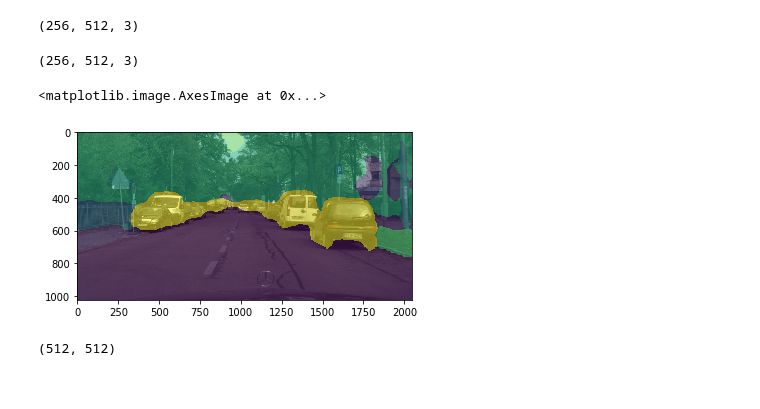
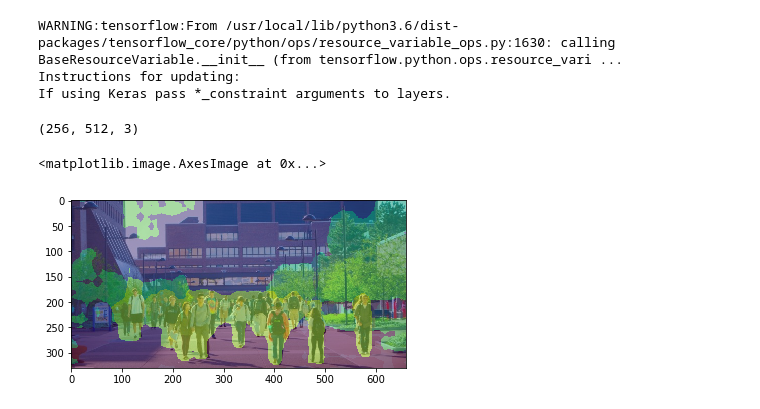
Before and after one commit to nullbringer/deeplab, a Jupyter notebook: project2_ref.ipynb, the cells around one changed output. Saved outputs shown, nothing was run; the diff lists cells and outputs as text; code cells hidden in the pictures.

```diff
--- a/project2_ref.ipynb
+++ b/project2_ref.ipynb
@@ -362,3 +308,22 @@ def preprocess_input(x):
+# %%
+deeplab_model = Deeplabv3()
+# %% [output]
+WARNING:tensorflow:From /usr/local/lib/python3.6/dist-packages/tensorflow_core/python/ops/resource_variable_ops.py:1630: calling BaseResourceVariable.__init__ (from tensorflow.python.ops.resource_vari ...
+Instructions for updating:
+If using Keras pass *_constraint arguments to layers.
+# %%
+deeplab_model.load_weights(drivloc + 'weights/model.h5', by_name=True)
+# deeplab_model.compile(optimizer=SGD(lr=0.05, decay=1e-6, momentum=0.9, nesterov=True),
+                  # loss='categorical_crossentropy')
+# TRAIN_BATCH =5
+# VAL_BATCH = 2
+
+# history = deeplab_model.fit_generator(data_generator('data.h5', TRAIN_BATCH, 'train'),
+#                               steps_per_epoch=100 // TRAIN_BATCH,
+#                               validation_data=data_generator('data.h5', VAL_BATCH, 'val'),
+#                               validation_steps=50 // VAL_BATCH,
+#                               epochs=100,
+#                               verbose=1)
 # %%
 import numpy as np
 from PIL import Image
@@ -371,7 +336,8 @@ from matplotlib import pyplot as plt
 trained_image_width=512
 trained_image_height=256
 mean_subtraction_value=127.5
-image = np.array(Image.open('m1.png'))
+# image = np.array(Image.open(drivloc + 'images/m.png'))
+image = np.array(Image.open(drivloc + 'images/ub.jpg'))
 
 # resize to max dimension of images from training dataset
 w, h, _ = image.shape
@@ -384,11 +350,8 @@ resized_image = (resized_image / mean_subtraction_value) - 1.
 print(resized_image.shape)
 
 # pad array to square image to match training images
-pad_x = int(trained_image_height - resized_image.shape[0])
-pad_y = int(trained_image_width - resized_image.shape[1])
+# pad_x = int(trained_image_height - resized_image.shape[0])
+# pad_y = int(trained_image_width - resized_image.shape[1])
 # resized_image = np.pad(resized_image, ((0, pad_x), (0, pad_y), (0, 0)), mode='constant')
 # %% [output]
 (256, 512, 3)
-# %%
-# make prediction
-deeplab_model = Deeplabv3(input_shape=(256, 512, 3))
@@ -409,24 +361,15 @@ deeplab_model = Deeplabv3(input_shape=(256, 512, 3))
 res = deeplab_model.predict(np.expand_dims(resized_image, 0))
 labels = np.argmax(res.squeeze(), -1)
-# %%
-resized_image.shape
-# %% [output]
-(256, 512, 3)
 # %%
 # remove padding and resize back to original image
-if pad_x > 0:
-    labels = labels[:-pad_x]
-if pad_y > 0:
-    labels = labels[:, :-pad_y]
+# if pad_x > 0:
+#     labels = labels[:-pad_x]
+# if pad_y > 0:
+#     labels = labels[:, :-pad_y]
 labels = np.array(Image.fromarray(labels.astype('uint8')).resize((h, w)))
 
 plt.imshow(labels,interpolation='none')
 plt.imshow(image, cmap='jet', interpolation='none', alpha=0.5)
-# plt.waitforbuttonpress()
 # %% [output]
 <matplotlib.image.AxesImage at 0x...>
-[figure, old version]
+[figure, new version]
-# %%
-labels.shape
-# %% [output]
-(512, 512)
```
Also changed, not shown: parts of 10 cells of this notebook.
